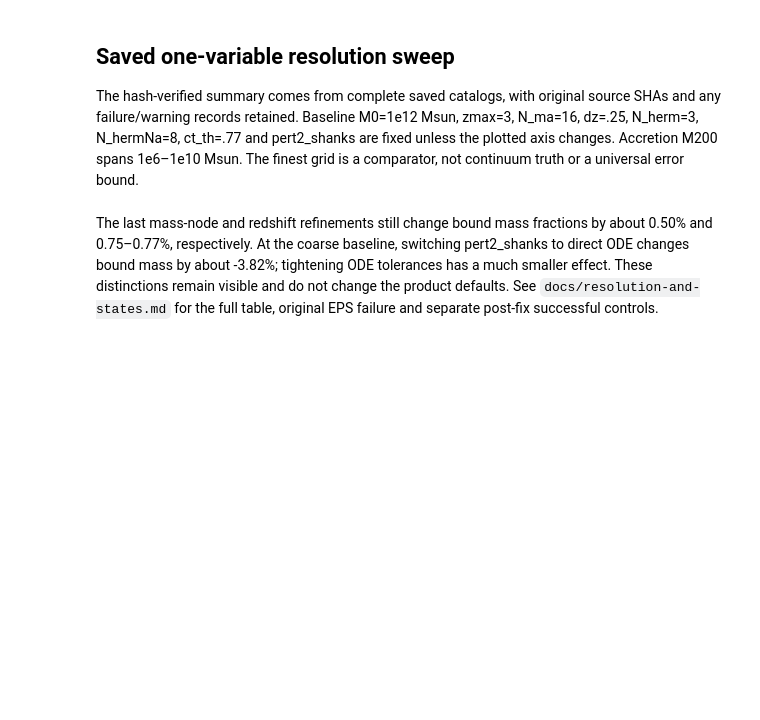
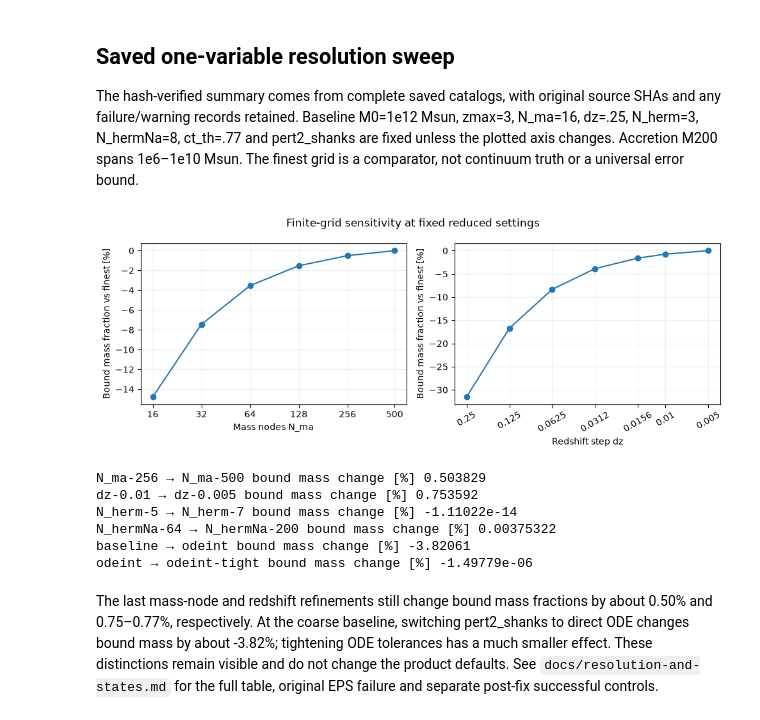
Before and after one commit to gomeshun/sashimi-c, a Jupyter notebook: notebooks/scientific_validation.ipynb, the cells around one changed output. Cells and saved outputs as stored; diff of their text form; code cells hidden in the pictures; blank space fills up the shorter version.

```diff
--- a/notebooks/scientific_validation.ipynb
+++ b/notebooks/scientific_validation.ipynb
@@ -77,27 +85,37 @@ The finest grid is a comparator, not continuum truth or a universal error bound.
 # %%
 import hashlib
 import matplotlib.pyplot as plt
 science_dir = bundle / "validation/science"
 summary_file = science_dir / "convergence-summary.json"
 provenance = json.loads((science_dir / "provenance.json").read_text())
 assert hashlib.sha256(summary_file.read_bytes()).hexdigest() == provenance["summary_sha256"]
 summary = json.loads(summary_file.read_text())
 state = "default" if summary["variant"] == "sashimi-c" else "sidm"
 fig, axes = plt.subplots(1, 2, figsize=(10, 3.8))
 for axis, parameter, base_value in zip(axes, ["N_ma", "dz"], [16, .25]):
     selected = [(base_value, summary["rows"]["baseline"])]
     selected += [(row["parameters"][parameter], row) for label, row in summary["rows"].items() if label.startswith(parameter + "-")]
     selected.sort(key=lambda pair: pair[0], reverse=parameter == "dz")
     values = np.array([row["states"][state]["metrics"]["bound_mass_fraction"] for _, row in selected])
     axis.semilogx([x for x, _ in selected], (values / values[-1] - 1) * 100, "o-")
-    axis.set(xlabel="Mass nodes N_ma" if parameter == "N_ma" else "Redshift step dz", ylabel="Bound mass fraction difference from finest [%]")
+    axis.set(xlabel="Mass nodes N_ma" if parameter == "N_ma" else "Redshift step dz", ylabel="Bound mass fraction vs finest [%]")
+    axis.set_xticks([x for x, _ in selected], labels=[f"{x:.3g}" for x, _ in selected], rotation=30 if parameter == "dz" else 0)
+    axis.minorticks_off()
     if parameter == "dz": axis.invert_xaxis()
     axis.grid(alpha=.2)
 fig.suptitle("Finite-grid sensitivity at fixed reduced settings")
 fig.tight_layout()
 plt.show()
 for check in summary["final_refinements"]:
     print(check["before"], "→", check["after"], "bound mass change [%]", format(check["relative_percent"]["bound_mass_fraction"], ".6g"))
+# %% [output]
+[figure, added]
+N_ma-256 → N_ma-500 bound mass change [%] 0.503829
+dz-0.01 → dz-0.005 bound mass change [%] 0.753592
+N_herm-5 → N_herm-7 bound mass change [%] -1.11022e-14
+N_hermNa-64 → N_hermNa-200 bound mass change [%] 0.00375322
+baseline → odeint bound mass change [%] -3.82061
+odeint → odeint-tight bound mass change [%] -1.49779e-06
 # %% [markdown]
 The last mass-node and redshift refinements still change bound mass fractions
 by about 0.50% and 0.75–0.77%, respectively. At the coarse baseline, switching
```
Also changed, not shown: parts of 3 cells of this notebook, 4 other files.
